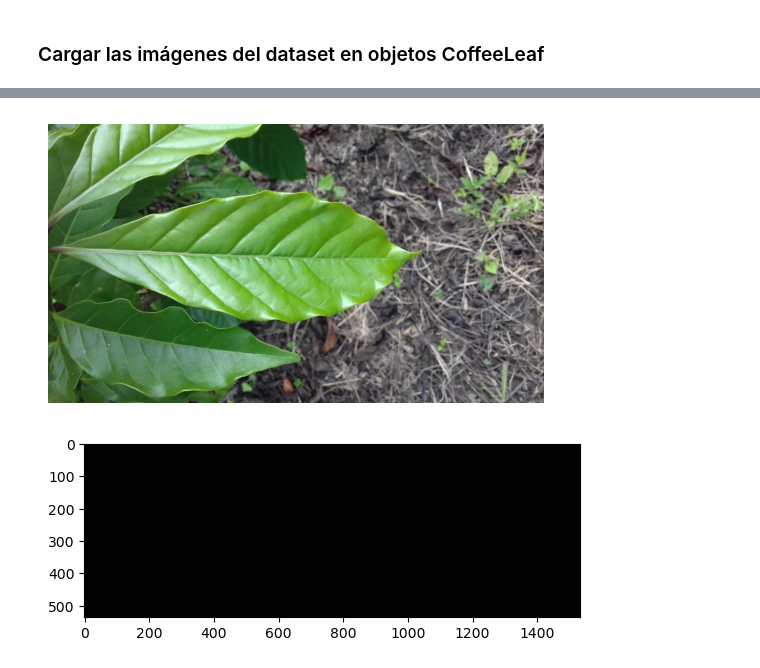
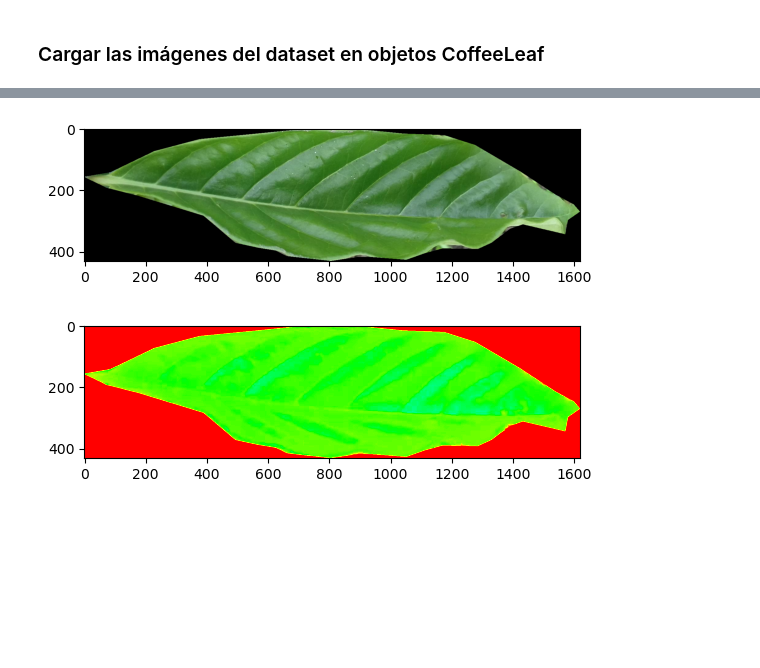
Before and after one commit to LindermanDgz/coffee-leaves-classification, a Jupyter notebook: coffee-leaves-classification.ipynb, the cells around one changed output, grey strips where cells are left out. Cells and saved outputs as stored; diff of their text form; code cells hidden in the pictures; blank space fills up the shorter version.

```diff
--- a/coffee-leaves-classification.ipynb
+++ b/coffee-leaves-classification.ipynb
@@ -142,9 +145,10 @@ plt.show()
-# %%
-show_image(coffee_leaf.image_rgb)
-# %% [output]
-[figure, removed]
+# %%
+plt.imshow(cv.bitwise_and(coffee_leaf.roi_rgb, coffee_leaf.roi_rgb, mask=coffee_leaf.mask))
+plt.show()
+# %% [output]
+[figure, added]
 # %%
-plt.imshow(mask, cmap='gray')
+plt.imshow(cv.bitwise_and(coffee_leaf.roi_hsv[:,:,0], coffee_leaf.mask), cmap='hsv')
 plt.show()
 # %% [output]
-[figure, old version]
+[figure, new version]
```
Also changed, not shown: parts of 26 cells of this notebook.
